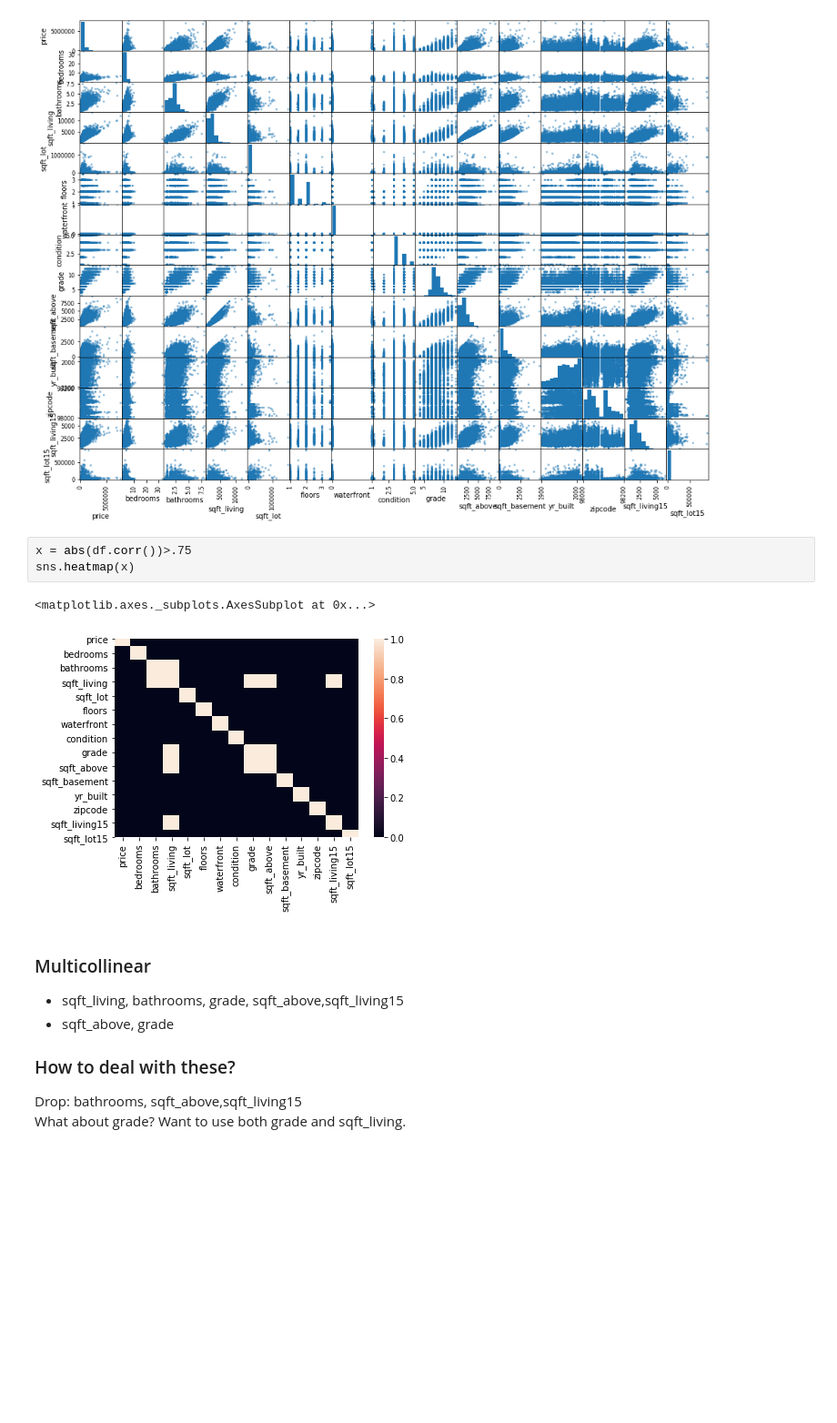
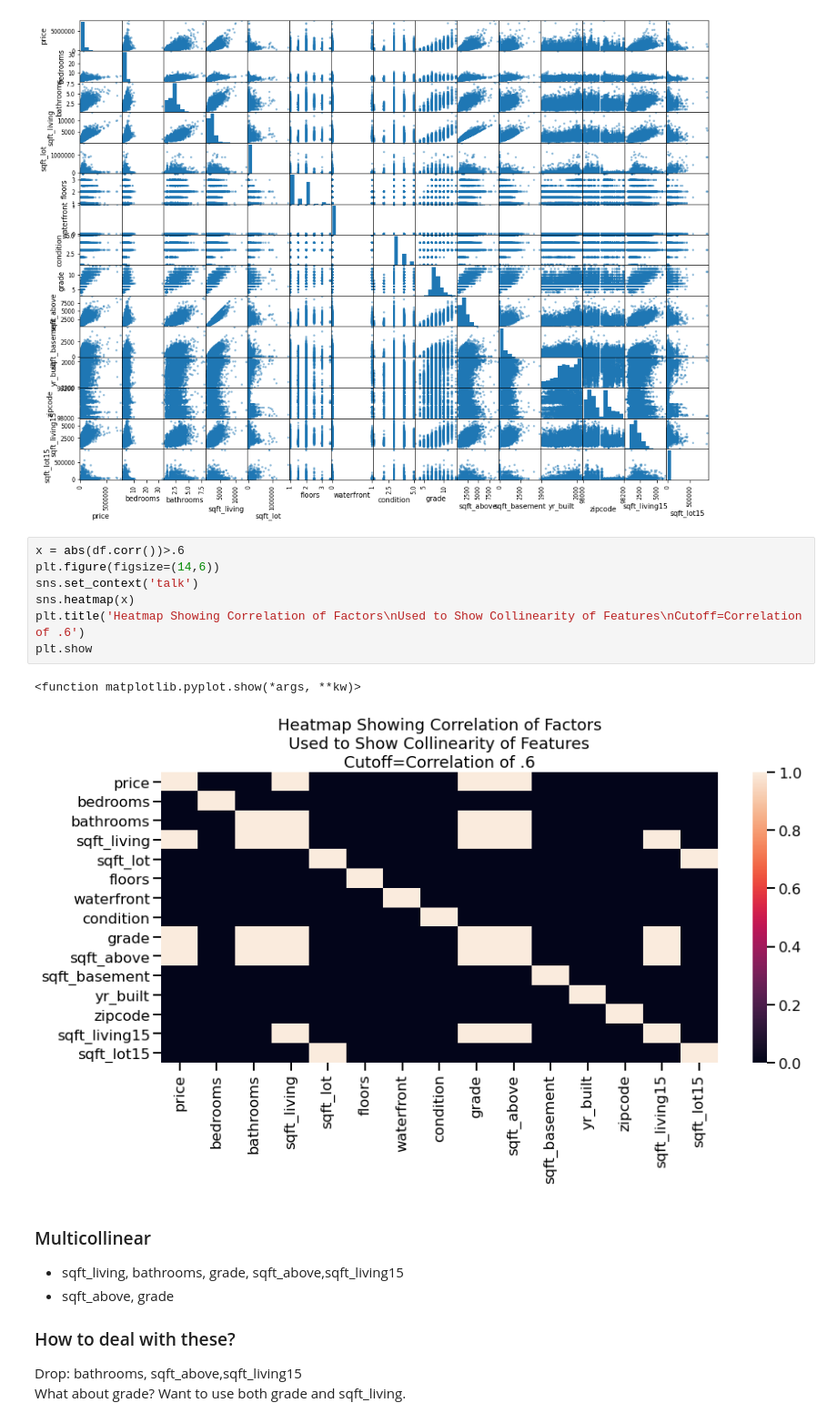
Before and after one commit to anbillinger/dsc-mod-2-project-v2-1-onl01-dtsc-ft-041320, a Jupyter notebook: student.ipynb, the cells around one changed output. Shown at 91% size. Drawn from its saved outputs; the diff is of its cells as text; blank space fills up the shorter version.

```diff
--- a/student.ipynb
+++ b/student.ipynb
@@ -51,12 +51,16 @@ pd.plotting.scatter_matrix(df,figsize=(16,12))
 plt.show()
 # %% [output]
 [figure]
-# %%
-x = abs(df.corr())>.75
-sns.heatmap(x)
-# %% [output]
-<matplotlib.axes._subplots.AxesSubplot at 0x...>
-[figure, removed]
+# %%
+x = abs(df.corr())>.6
+plt.figure(figsize=(14,6))
+sns.set_context('talk')
+sns.heatmap(x)
+plt.title('Heatmap Showing Correlation of Factors\nUsed to Show Collinearity of Features\nCutoff=Correlation of .6')
+plt.show
+# %% [output]
+<function matplotlib.pyplot.show(*args, **kw)>
+[figure, added]
 # %% [markdown]
 ### Multicollinear
 - sqft_living, bathrooms, grade, sqft_above,sqft_living15
```
Also changed, not shown: 10 other files.
